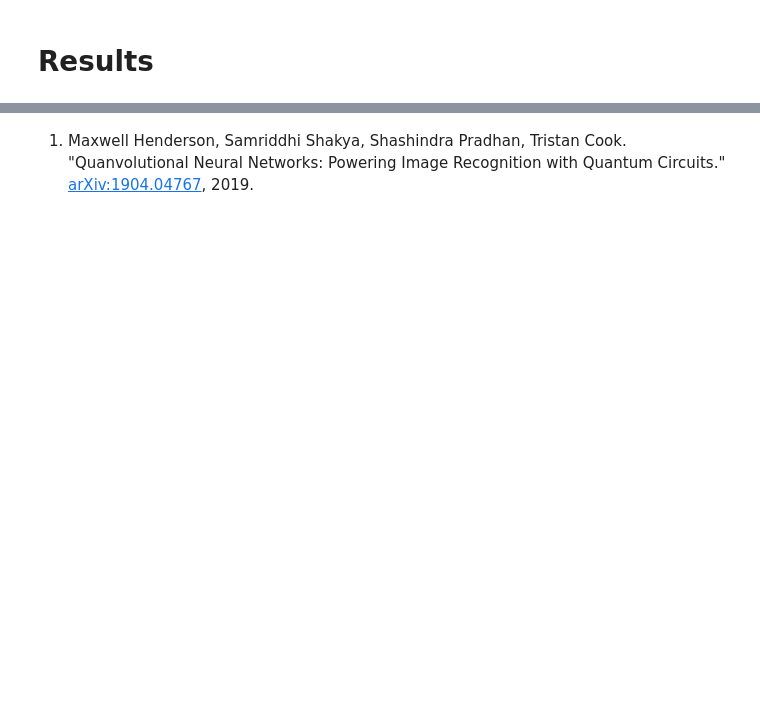
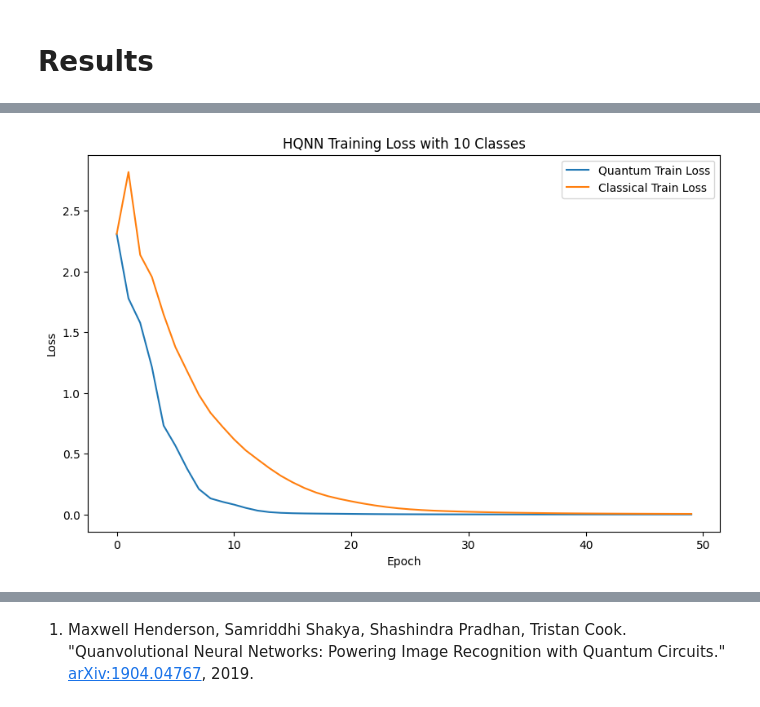
Before and after one commit to msoliviawatt/Hybrid-Quantum-Neural-Networks-for-Image-Classification, a Jupyter notebook: quanvolution/augmented_quanvolution.ipynb, the cells around one changed output, grey strips where cells are left out. Drawn from its saved outputs; the diff is of its cells as text; code cells hidden in the pictures; blank space fills up the shorter version.

```diff
--- a/quanvolution/augmented_quanvolution.ipynb
+++ b/quanvolution/augmented_quanvolution.ipynb
@@ -564,3 +624,16 @@ Epoch 50: train=1.0000, val=0.2692
+# %%
+plt.figure(figsize=(10, 6))
+plt.plot(q_train_loss_hist, label="Quantum Train Loss")
+plt.plot(c_train_loss_hist, label="Classical Train Loss")
+
+plt.xlabel("Epoch")
+plt.ylabel("Loss")
+plt.legend()
+plt.title(f"HQNN Training Loss with {NUM_CLASSES} Classes")
+
+plt.show()
+# %% [output]
+[figure, added]
 # %%
 import matplotlib.pyplot as plt
 
```
Also changed, not shown: parts of 16 cells of this notebook.
